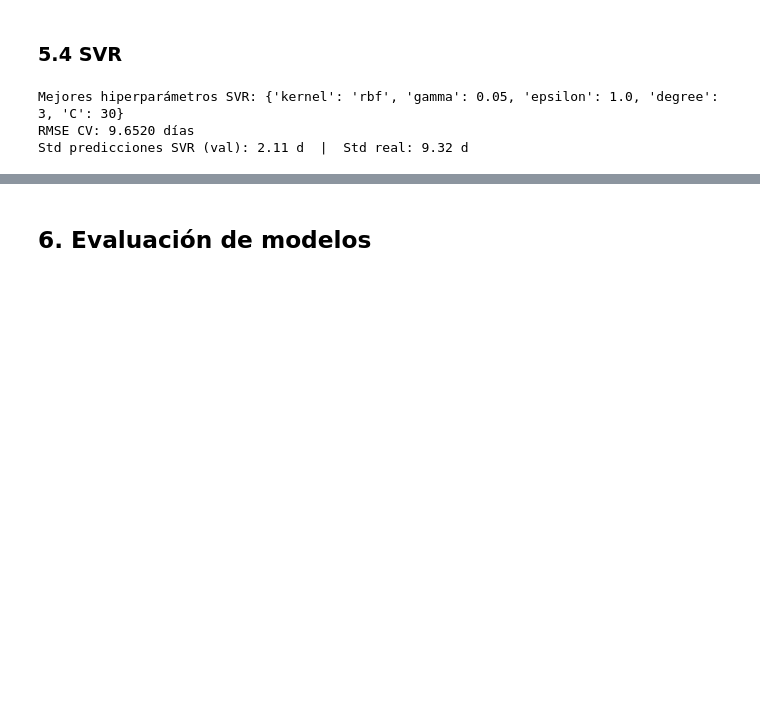
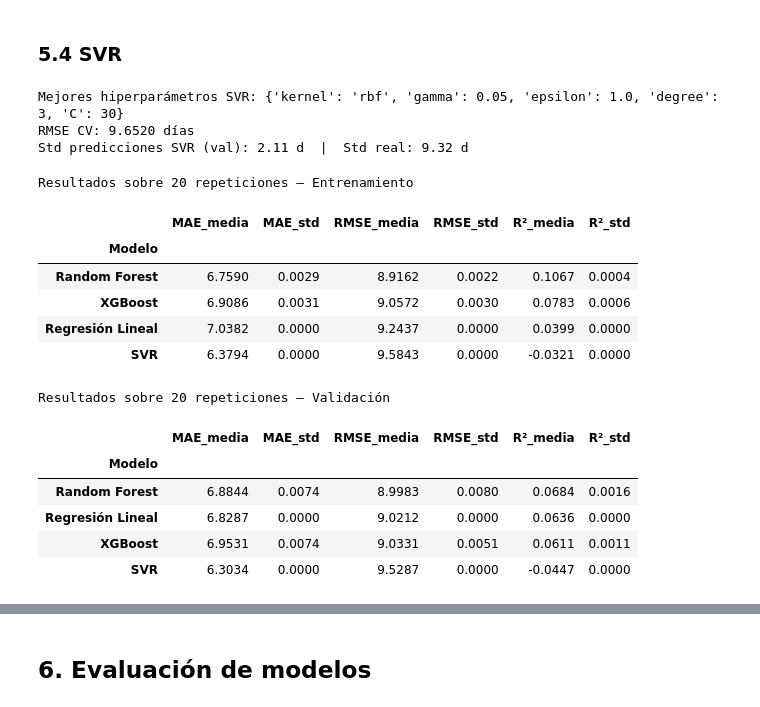
Before and after one commit to Torres-Jaci/TFM-MUIA-Prediccion-estancia-hospitalaria-mediante-modelos-ML, a Jupyter notebook: TFM_UNIR_Prediccion_Hospitalaria_JaciTorres_MUIA.ipynb, the cells around one changed output, grey strips where cells are left out. Saved outputs shown, nothing was run; the diff lists cells and outputs as text; code cells hidden in the pictures; blank space fills up the shorter version.

```diff
--- a/TFM_UNIR_Prediccion_Hospitalaria_JaciTorres_MUIA.ipynb
+++ b/TFM_UNIR_Prediccion_Hospitalaria_JaciTorres_MUIA.ipynb
@@ -688,3 +688,69 @@ print(f'Std predicciones SVR (val): {y_pred_svr_val.std():.2f} d  |  Std real: {
 Mejores hiperparámetros SVR: {'kernel': 'rbf', 'gamma': 0.05, 'epsilon': 1.0, 'degree': 3, 'C': 30}
 RMSE CV: 9.6520 días
 Std predicciones SVR (val): 2.11 d  |  Std real: 9.32 d
+# %%
+#Repetición de entrenamientos
+
+N_REPETICIONES = 20
+
+resultados_train = {'Regresión Lineal': [], 'Random Forest': [], 'XGBoost': [], 'SVR': []}
+resultados_val   = {'Regresión Lineal': [], 'Random Forest': [], 'XGBoost': [], 'SVR': []}
+
+for s in range(N_REPETICIONES):
+    #Regresión Lineal
+    lr_s = LinearRegression()
+    lr_s.fit(X_train_sc, y_train)
+    resultados_train['Regresión Lineal'].append(metricas_reg(y_train, lr_s.predict(X_train_sc)))
+    resultados_val['Regresión Lineal'].append(metricas_reg(y_val, lr_s.predict(X_val_sc)))
+
+    #Random Forest
+    rf_s = RandomForestRegressor(**rf_search.best_params_, random_state=s, n_jobs=-1)
+    rf_s.fit(X_train, y_train)
+    resultados_train['Random Forest'].append(metricas_reg(y_train, rf_s.predict(X_train)))
+    resultados_val['Random Forest'].append(metricas_reg(y_val, rf_s.predict(X_val)))
+
+    #XGBoost
+    xgb_s = xgb.XGBRegressor(**xgb_search.best_params_, random_state=s, n_jobs=-1, verbosity=0)
+    xgb_s.fit(X_train, y_train)
+    resultados_train['XGBoost'].append(metricas_reg(y_train, xgb_s.predict(X_train)))
+    resultados_val['XGBoost'].append(metricas_reg(y_val, xgb_s.predict(X_val)))
+
+    #SVR
+    svr_s = SVR(**svr_search.best_params_)
+    svr_s.fit(X_train_rb, y_train)
+    resultados_train['SVR'].append(metricas_reg(y_train, svr_s.predict(X_train_rb)))
+    resultados_val['SVR'].append(metricas_reg(y_val, svr_s.predict(X_val_rb)))
+
+def resumir(resultados):
+    filas = []
+    for modelo, lista in resultados.items():
+        df_m = pd.DataFrame(lista)
+        fila = {'Modelo': modelo}
+        for col in ['MAE', 'RMSE', 'R²']:
+            fila[f'{col}_media'] = df_m[col].mean()
+            fila[f'{col}_std']   = df_m[col].std()
+        filas.append(fila)
+    return pd.DataFrame(filas).set_index('Modelo')
+
+df_res_train_rep = resumir(resultados_train)
+df_res_val_rep   = resumir(resultados_val)
+
+print(f'Resultados sobre {N_REPETICIONES} repeticiones — Entrenamiento')
+display(df_res_train_rep.sort_values('RMSE_media').round(4))
+print(f'\nResultados sobre {N_REPETICIONES} repeticiones — Validación')
+display(df_res_val_rep.sort_values('RMSE_media').round(4))
+# %% [output]
+Resultados sobre 20 repeticiones — Entrenamiento
+|  | MAE_media | MAE_std | RMSE_media | RMSE_std | R²_media | R²_std |
+| Modelo |  |  |  |  |  |  |
+| Random Forest | 6.7590 | 0.0029 | 8.9162 | 0.0022 | 0.1067 | 0.0004 |
+| XGBoost | 6.9086 | 0.0031 | 9.0572 | 0.0030 | 0.0783 | 0.0006 |
+| Regresión Lineal | 7.0382 | 0.0000 | 9.2437 | 0.0000 | 0.0399 | 0.0000 |
+| SVR | 6.3794 | 0.0000 | 9.5843 | 0.0000 | -0.0321 | 0.0000 |
+Resultados sobre 20 repeticiones — Validación
+|  | MAE_media | MAE_std | RMSE_media | RMSE_std | R²_media | R²_std |
+| Modelo |  |  |  |  |  |  |
+| Random Forest | 6.8844 | 0.0074 | 8.9983 | 0.0080 | 0.0684 | 0.0016 |
+| Regresión Lineal | 6.8287 | 0.0000 | 9.0212 | 0.0000 | 0.0636 | 0.0000 |
+| XGBoost | 6.9531 | 0.0074 | 9.0331 | 0.0051 | 0.0611 | 0.0011 |
+| SVR | 6.3034 | 0.0000 | 9.5287 | 0.0000 | -0.0447 | 0.0000 |
```
Also changed, not shown: parts of 8 cells of this notebook.
